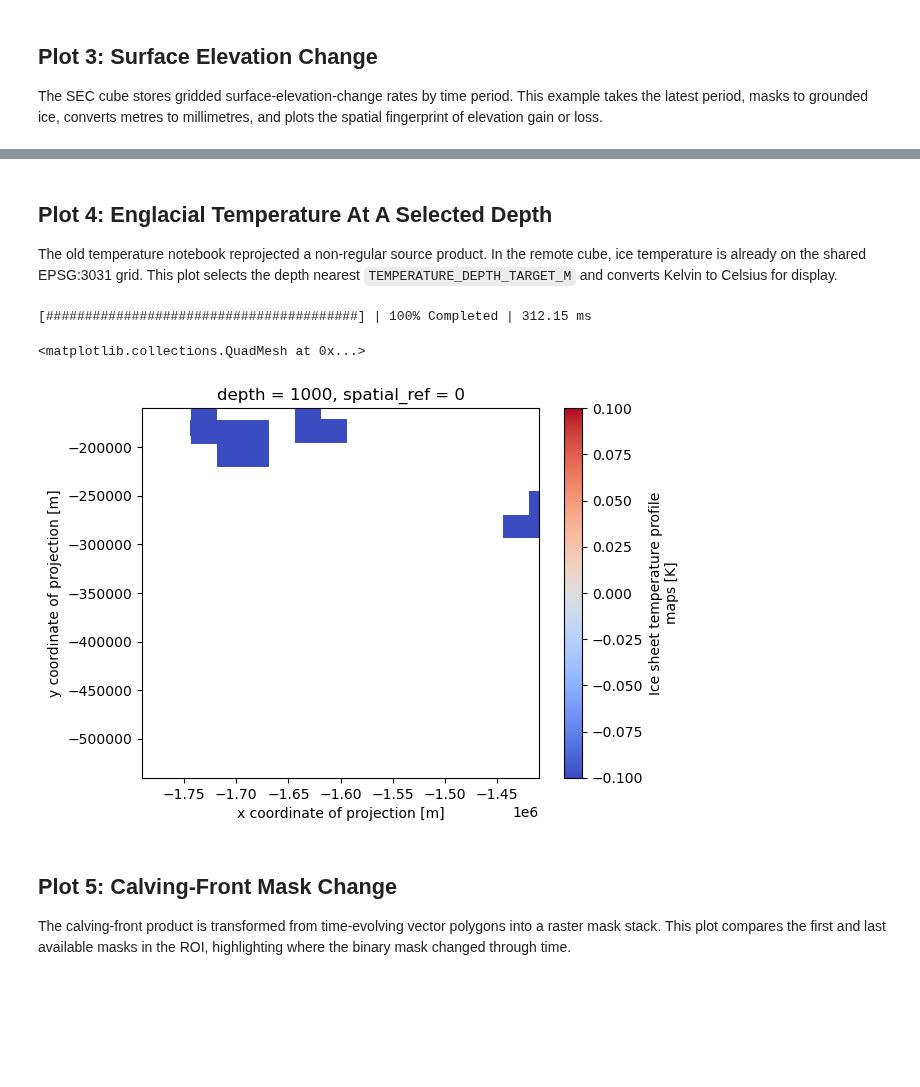
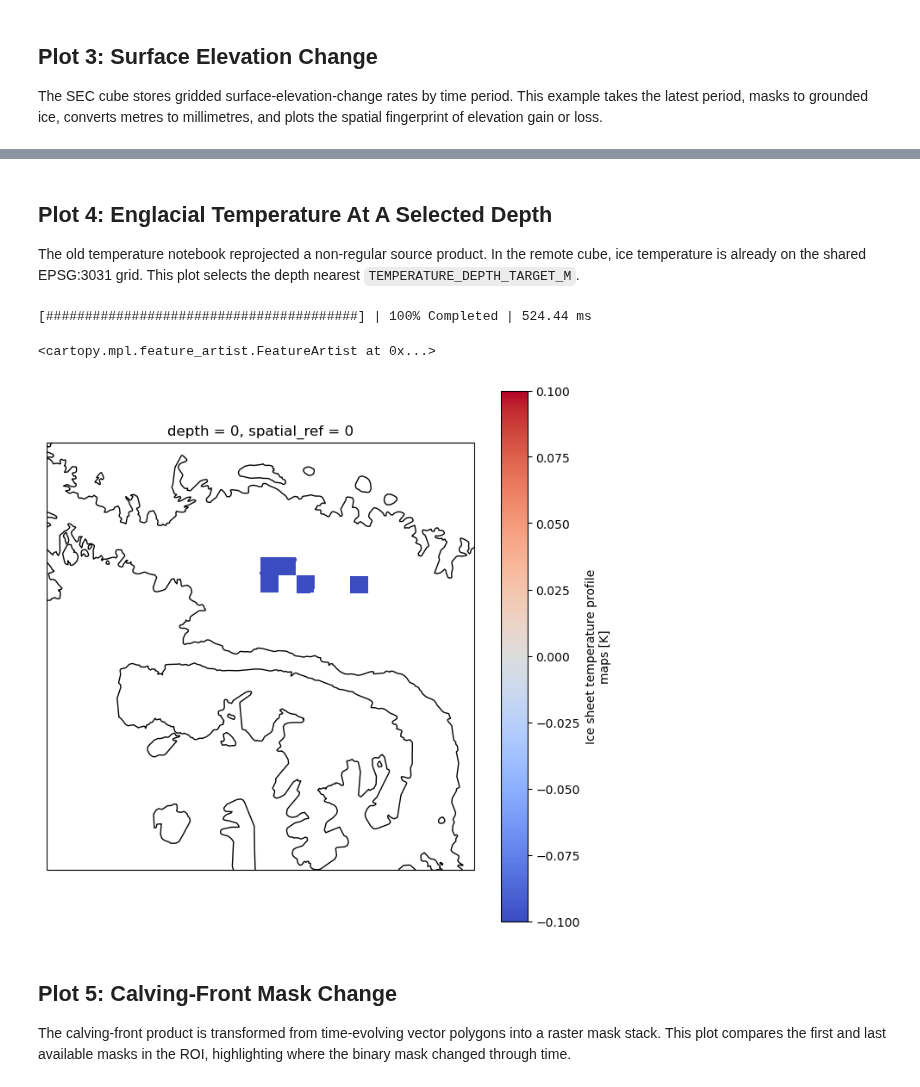
Before and after one commit to ESA-EarthCODE/polar_hackathon, a Jupyter notebook: 2_Datacube/1_remote_cube_access.ipynb, the cells around one changed output, grey strips where cells are left out. Saved outputs shown, nothing was run; the diff lists cells and outputs as text; code cells hidden in the pictures; blank space fills up the shorter version.

```diff
--- a/2_Datacube/1_remote_cube_access.ipynb
+++ b/2_Datacube/1_remote_cube_access.ipynb
@@ -17,11 +17,21 @@ import xarray as xr
 from dask.array.core import PerformanceWarning
 from dask.diagnostics import ProgressBar
 from matplotlib.colors import BoundaryNorm, ListedColormap
+from matplotlib.patches import Rectangle
+
+import matplotlib.pyplot as plt
+import cartopy.crs as ccrs
+
 warnings.filterwarnings("ignore", message="In a future version of xarray the default value for join.*", category=FutureWarning)
 warnings.filterwarnings("ignore", message="Increasing number of chunks.*", category=PerformanceWarning)
 
 # Approximate EPSG:3031 location for the Amundsen Sea sector / Thwaites-Pine Island area.
-ROI_CENTER_XY_M = (-1_600_000.0, -350_000.0)
-ROI_HALF_WIDTH_CELLS = 1900
+ROI_CENTER_XY_M = (-2_000_000.0, 800_000.0)
+ROI_HALF_WIDTH_CELLS = 3000
 VELOCITY_VECTOR_STRIDE = 90
 TEMPERATURE_DEPTH_TARGET_M = 1000
+
+antarctic_crs = antarctic_crs = ccrs.SouthPolarStereo(
+    central_longitude=0,
+    true_scale_latitude=-71,
+)
@@ -156,20 +184,20 @@ sec_rate.plot(cmap="RdBu_r", vmin=-500, vmax=500)
 
 The old temperature notebook reprojected a non-regular source product. In the
 remote cube, ice temperature is already on the shared EPSG:3031 grid. This plot
-selects the depth nearest `TEMPERATURE_DEPTH_TARGET_M` and converts Kelvin to
-Celsius for display.
+selects the depth nearest `TEMPERATURE_DEPTH_TARGET_M`.
 # %%
-depth_index = int(np.abs(small["depth"].values - TEMPERATURE_DEPTH_TARGET_M).argmin())
-ice_temp_c = small["englacial_temp_profile_tice"].isel(depth=depth_index) - 273.15
+ice_temp_c = small["englacial_temp_profile_tice"].isel(depth=0)
 
 with ProgressBar():
     ice_temp_c = ice_temp_c.compute()
 
-ice_temp_c.plot(cmap="coolwarm", robust=True)
+fig, ax = plt.subplots(figsize=(8, 8), subplot_kw={"projection": antarctic_crs})
+ice_temp_c.plot(ax=ax, cmap="coolwarm", robust=True, transform=antarctic_crs)
+ax.coastlines()
 # %% [output]
-[########################################] | 100% Completed | 312.15 ms
+[########################################] | 100% Completed | 524.44 ms
-<matplotlib.collections.QuadMesh at 0x...>
+<cartopy.mpl.feature_artist.FeatureArtist at 0x...>
-[figure, old version]
+[figure, new version]
 # %% [markdown]
 ## Plot 5: Calving-Front Mask Change
 
```
Also changed, not shown: parts of 8 cells of this notebook, 1 other file.
